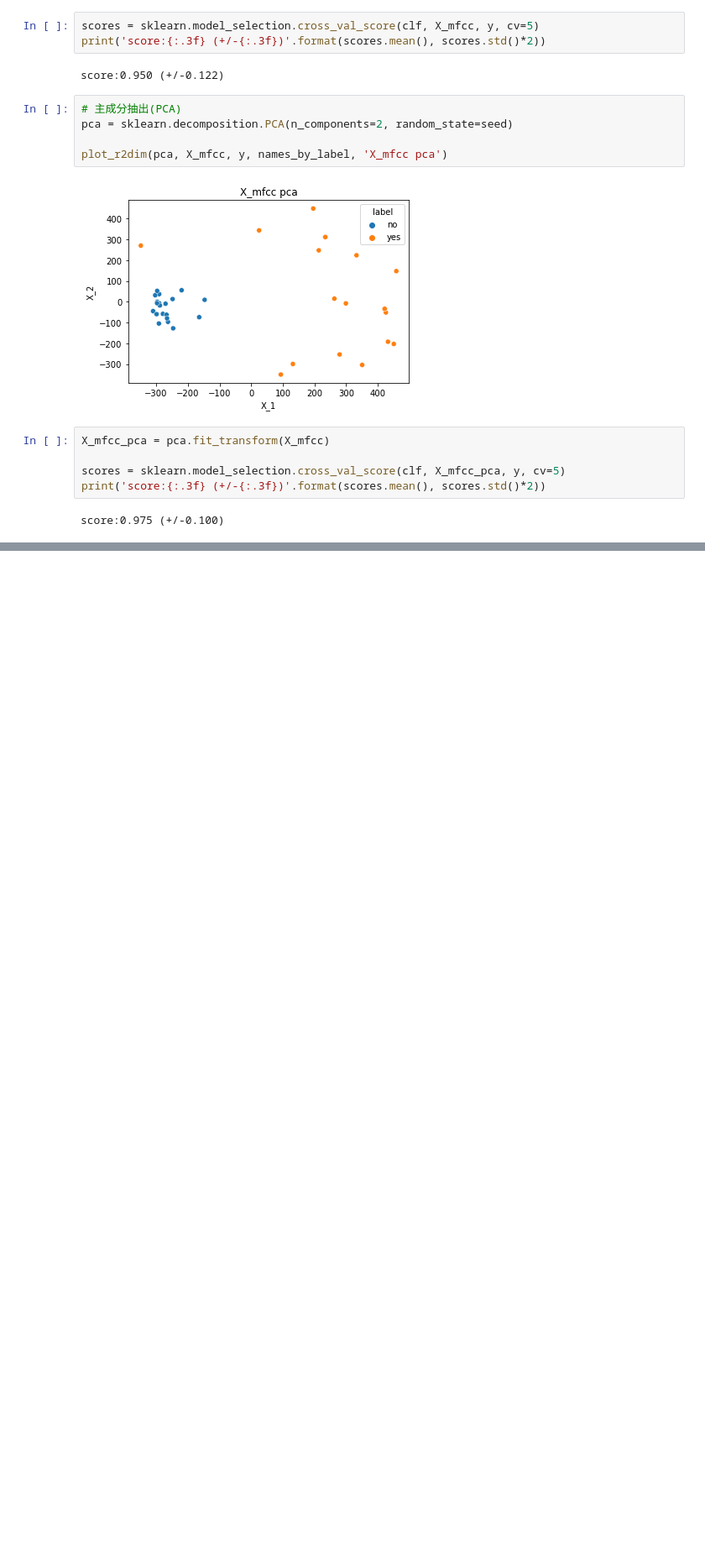
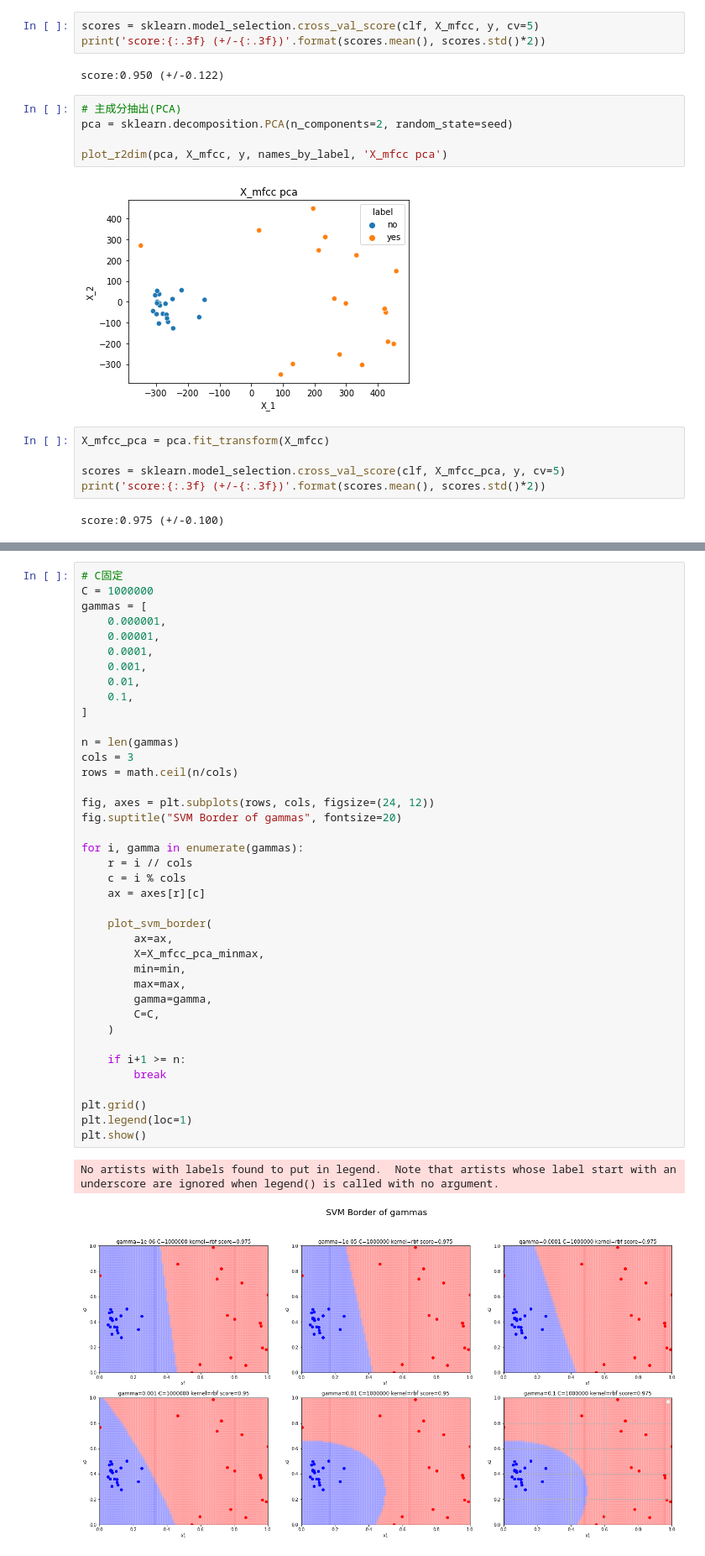
Before and after one commit to sadahry/notebooks, a Jupyter notebook: signal_processing/yes_no_detection.ipynb, the cells around one changed output, grey strips where cells are left out. Shown at 84% size. Drawn from its saved outputs; the diff is of its cells as text; blank space fills up the shorter version.

Commit message:
add gamma grafh

```diff
--- a/signal_processing/yes_no_detection.ipynb
+++ b/signal_processing/yes_no_detection.ipynb
@@ -447,0 +508,42 @@ score:0.975 (+/-0.100)
+# %%
+# C固定
+C = 1000000
+gammas = [
+    0.000001,
+    0.00001,
+    0.0001,
+    0.001,
+    0.01,
+    0.1,
+]
+
+n = len(gammas)
+cols = 3
+rows = math.ceil(n/cols)
+
+fig, axes = plt.subplots(rows, cols, figsize=(24, 12))
+fig.suptitle("SVM Border of gammas", fontsize=20)
+
+for i, gamma in enumerate(gammas):
+    r = i // cols
+    c = i % cols
+    ax = axes[r][c]
+
+    plot_svm_border(
+        ax=ax,
+        X=X_mfcc_pca_minmax,
+        min=min,
+        max=max,
+        gamma=gamma,
+        C=C,
+    )
+
+    if i+1 >= n:
+        break
+
+plt.grid()
+plt.legend(loc=1)
+plt.show()
+# %% [output]
+No artists with labels found to put in legend.  Note that artists whose label start with an underscore are ignored when legend() is called with no argument.
+[figure, added]
```
Also changed, not shown: parts of 10 cells of this notebook.
